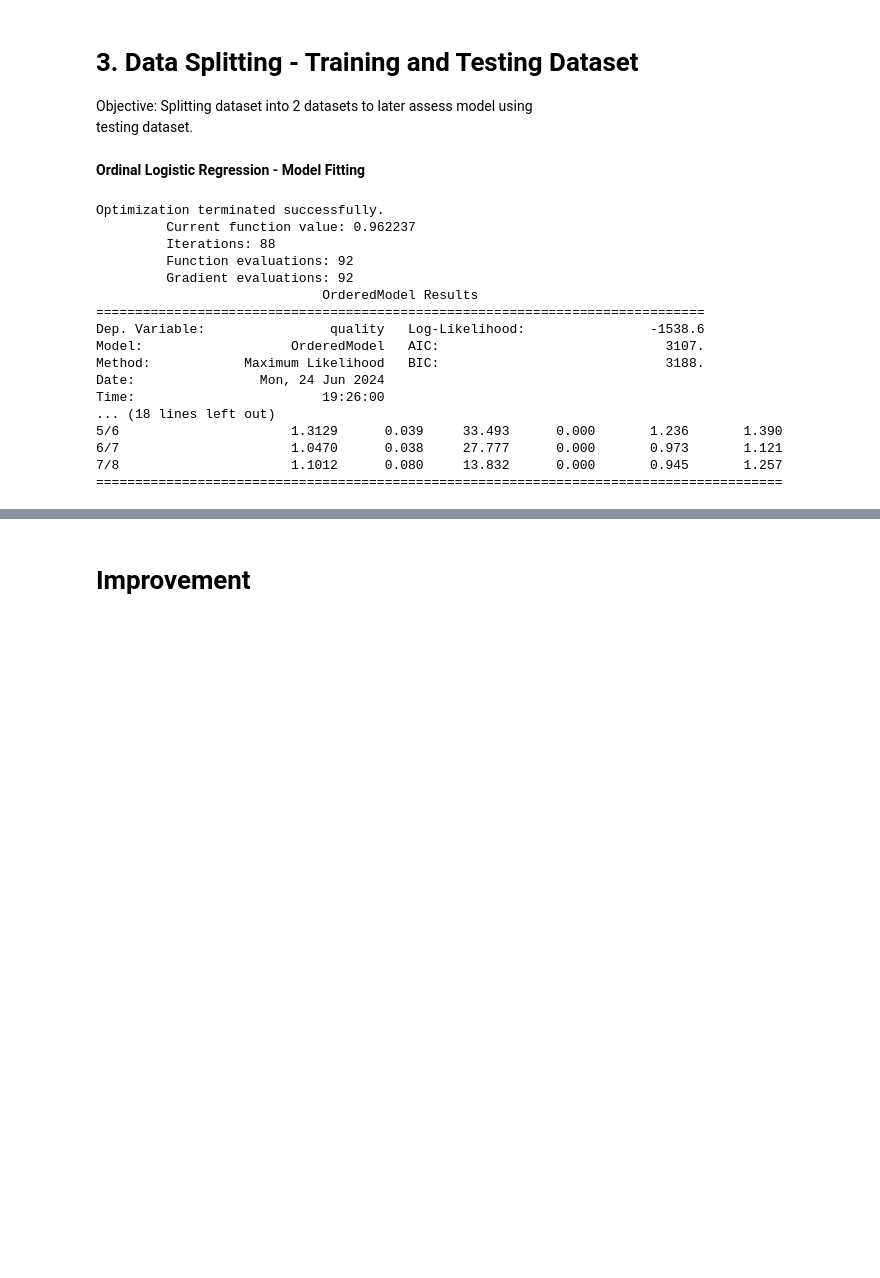
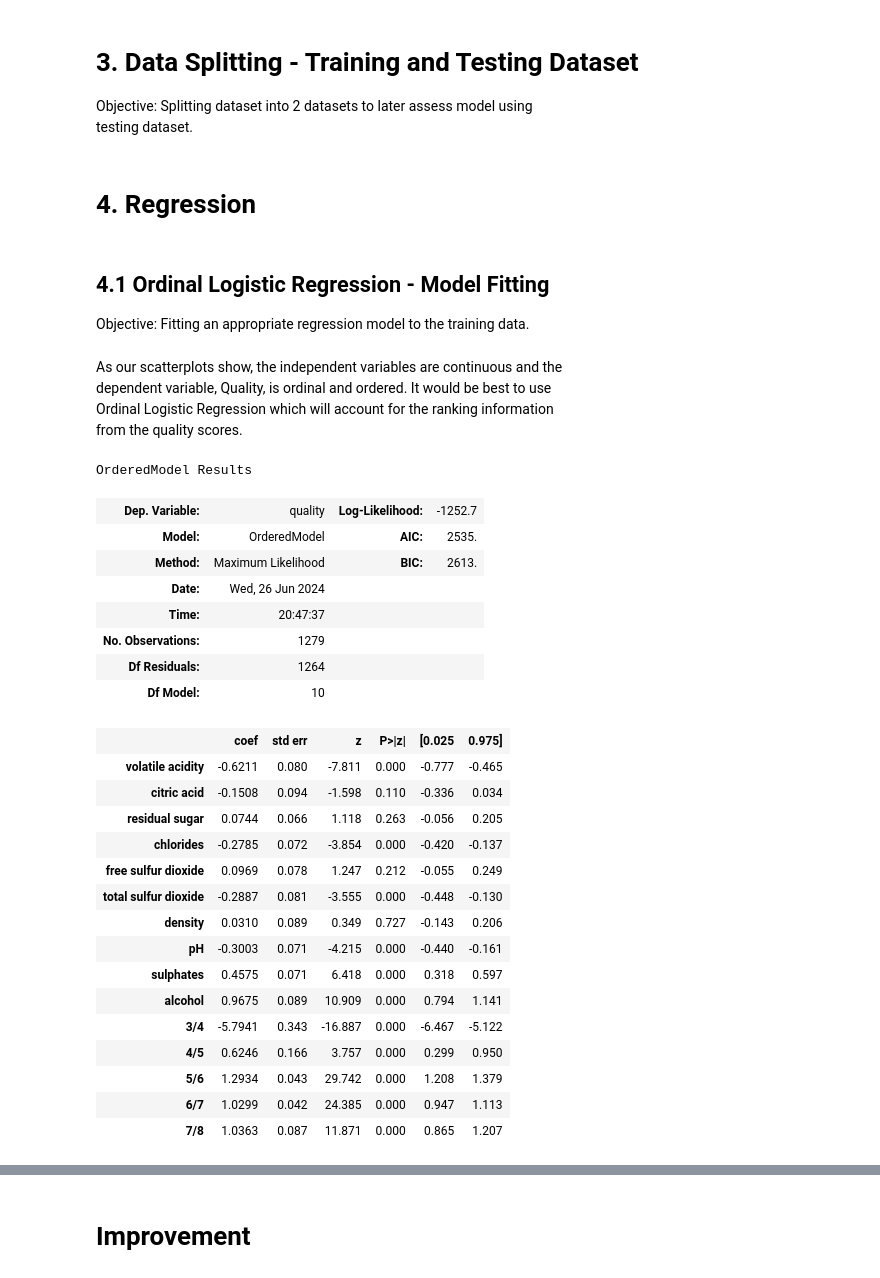
Before and after one commit to CelineChiLamNg/red_wine_regression, a Jupyter notebook: winequality.ipynb, the cells around one changed output, grey strips where cells are left out. Saved outputs shown, nothing was run; the diff lists cells and outputs as text; code cells hidden in the pictures; blank space fills up the shorter version.

```diff
--- a/winequality.ipynb
+++ b/winequality.ipynb
@@ -446,36 +450,42 @@ testing dataset.
+# %% [markdown]
+# 4. Regression
+# %% [markdown]
+## 4.1 Ordinal Logistic Regression - Model Fitting
+Objective: Fitting an appropriate regression model to the training data.
 # %% [markdown]
-**Ordinal Logistic Regression - Model Fitting**
+As our scatterplots show, the independent variables are continuous and the <br>
+dependent variable, Quality, is ordinal and ordered. It would be best to
+use<br>
+Ordinal Logistic Regression which will account for the ranking information <br>
+from the quality scores.
 # %%
-target = 'quality'
-features = ['volatile acidity', 'citric acid', 'residual sugar', 'chlorides',
-            'free sulfur dioxide', 'total sulfur dioxide', 'density',
-            'pH', 'sulphates', 'alcohol']
+model = OrderedModel(y_train, X_train, distr='logit')
+result = model.fit(method='bfgs', disp=False)
 
-# Define the explanatory and response variables
-X = redwinequality[features]
-y = redwinequality[target]
-
-# Fit the ordinal logistic regression model
-model = OrderedModel(y, X, distr='logit')
-result = model.fit(method='bfgs')
-
-# Print the model summary
-print(result.summary())
+result.summary()
 # %% [output]
-Optimization terminated successfully.
-         Current function value: 0.962237
-         Iterations: 88
-         Function evaluations: 92
-         Gradient evaluations: 92
-                             OrderedModel Results
-==============================================================================
-Dep. Variable:                quality   Log-Likelihood:                -1538.6
-Model:                   OrderedModel   AIC:                             3107.
-Method:            Maximum Likelihood   BIC:                             3188.
-Date:                Mon, 24 Jun 2024
-Time:                        19:26:00
-... (18 lines left out)
-5/6                      1.3129      0.039     33.493      0.000       1.236       1.390
-6/7                      1.0470      0.038     27.777      0.000       0.973       1.121
-7/8                      1.1012      0.080     13.832      0.000       0.945       1.257
-========================================================================================
+OrderedModel Results
+| Dep. Variable: | quality | Log-Likelihood: | -1252.7 |
+| Model: | OrderedModel | AIC: | 2535. |
+| Method: | Maximum Likelihood | BIC: | 2613. |
+| Date: | Wed, 26 Jun 2024 |  |  |
+| Time: | 20:47:37 |  |  |
+| No. Observations: | 1279 |  |  |
+| Df Residuals: | 1264 |  |  |
+| Df Model: | 10 |  |  |
+|  | coef | std err | z | P>|z| | [0.025 | 0.975] |
+| volatile acidity | -0.6211 | 0.080 | -7.811 | 0.000 | -0.777 | -0.465 |
+| citric acid | -0.1508 | 0.094 | -1.598 | 0.110 | -0.336 | 0.034 |
+| residual sugar | 0.0744 | 0.066 | 1.118 | 0.263 | -0.056 | 0.205 |
+| chlorides | -0.2785 | 0.072 | -3.854 | 0.000 | -0.420 | -0.137 |
+| free sulfur dioxide | 0.0969 | 0.078 | 1.247 | 0.212 | -0.055 | 0.249 |
+| total sulfur dioxide | -0.2887 | 0.081 | -3.555 | 0.000 | -0.448 | -0.130 |
+| density | 0.0310 | 0.089 | 0.349 | 0.727 | -0.143 | 0.206 |
+| pH | -0.3003 | 0.071 | -4.215 | 0.000 | -0.440 | -0.161 |
+| sulphates | 0.4575 | 0.071 | 6.418 | 0.000 | 0.318 | 0.597 |
+| alcohol | 0.9675 | 0.089 | 10.909 | 0.000 | 0.794 | 1.141 |
+| 3/4 | -5.7941 | 0.343 | -16.887 | 0.000 | -6.467 | -5.122 |
+| 4/5 | 0.6246 | 0.166 | 3.757 | 0.000 | 0.299 | 0.950 |
+| 5/6 | 1.2934 | 0.043 | 29.742 | 0.000 | 1.208 | 1.379 |
+| 6/7 | 1.0299 | 0.042 | 24.385 | 0.000 | 0.947 | 1.113 |
+| 7/8 | 1.0363 | 0.087 | 11.871 | 0.000 | 0.865 | 1.207 |
```
Also changed, not shown: parts of 23 cells of this notebook, 1 other file.
